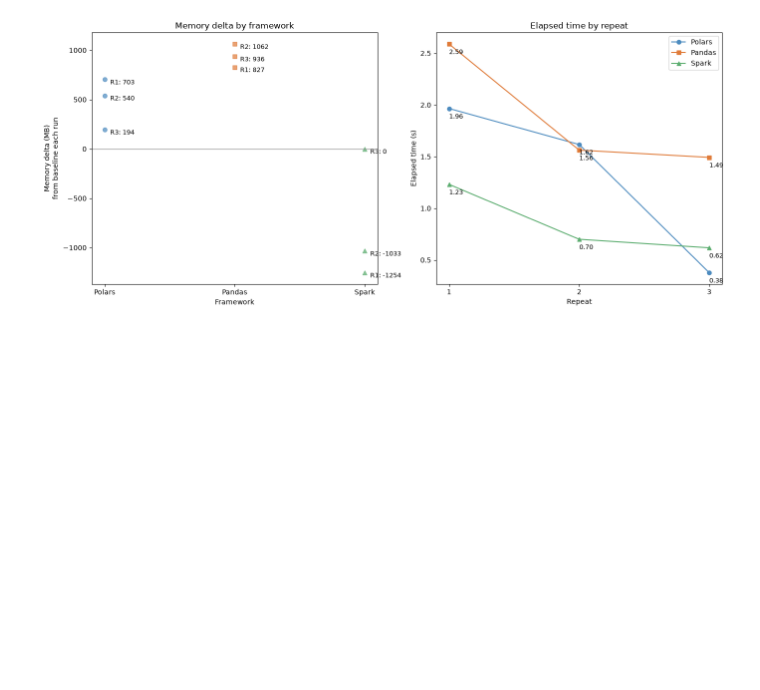
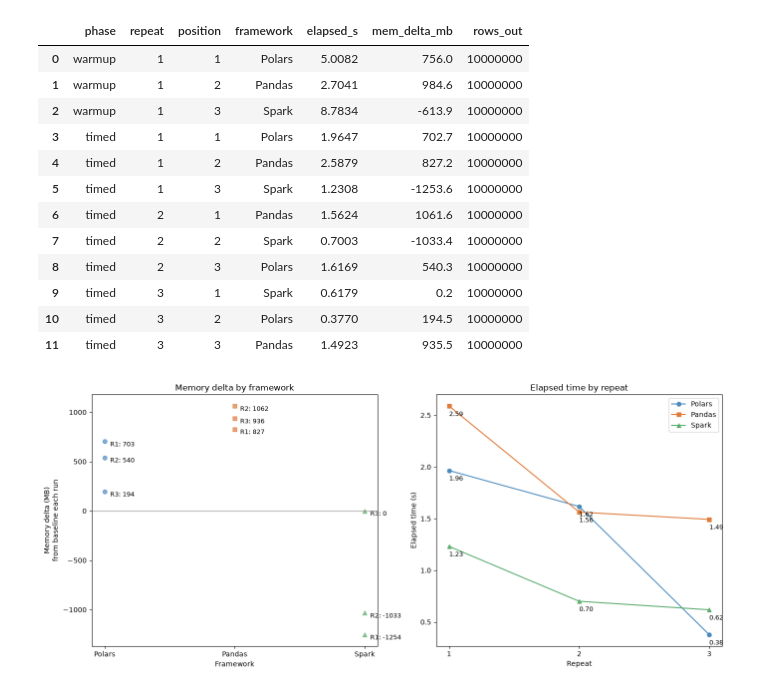
Before and after one commit to j-hgldlabs/PolarsPandasSpark, a Jupyter notebook: analysis/ingest_benchmark.ipynb, the cells around one changed output. Cells and saved outputs as stored; diff of their text form; code cells hidden in the pictures; blank space fills up the shorter version.

```diff
--- a/analysis/ingest_benchmark.ipynb
+++ b/analysis/ingest_benchmark.ipynb
@@ -12,14 +12,28 @@ AGG_BENCHMARK       = _results / "benchmark_3_aggregate_20261003-114713_runs.csv
 # %%
 ingest_df = pd.read_csv(INGEST_BENCHMARK)
 transform_df = pd.read_csv(TRANSFORM_BENCHMARK)
 aggregate_df = pd.read_csv(AGG_BENCHMARK)
 ingest_df["framework"] = ingest_df["framework"].str.replace(" (local[*])", "", regex=False)
 transform_df["framework"] = transform_df["framework"].str.replace(" (local[*])", "", regex=False)
 aggregate_df["framework"] = aggregate_df["framework"].str.replace(" (local[*])", "", regex=False)
 
-#ingest_df
+ingest_df
 #transform_df
 #aggregate_df
+# %% [output]
+|  | phase | repeat | position | framework | elapsed_s | mem_delta_mb | rows_out |
+| 0 | warmup | 1 | 1 | Polars | 5.0082 | 756.0 | 10000000 |
+| 1 | warmup | 1 | 2 | Pandas | 2.7041 | 984.6 | 10000000 |
+| 2 | warmup | 1 | 3 | Spark | 8.7834 | -613.9 | 10000000 |
+| 3 | timed | 1 | 1 | Polars | 1.9647 | 702.7 | 10000000 |
+| 4 | timed | 1 | 2 | Pandas | 2.5879 | 827.2 | 10000000 |
+| 5 | timed | 1 | 3 | Spark | 1.2308 | -1253.6 | 10000000 |
+| 6 | timed | 2 | 1 | Pandas | 1.5624 | 1061.6 | 10000000 |
+| 7 | timed | 2 | 2 | Spark | 0.7003 | -1033.4 | 10000000 |
+| 8 | timed | 2 | 3 | Polars | 1.6169 | 540.3 | 10000000 |
+| 9 | timed | 3 | 1 | Spark | 0.6179 | 0.2 | 10000000 |
+| 10 | timed | 3 | 2 | Polars | 0.3770 | 194.5 | 10000000 |
+| 11 | timed | 3 | 3 | Pandas | 1.4923 | 935.5 | 10000000 |
 # %%
 frameworks = ["Polars", "Pandas", "Spark"]
 colors     = {"Polars": "#4C8BBF", "Pandas": "#E07B39", "Spark": "#5BAD6F"}
```
Also changed, not shown: 1 other file.
